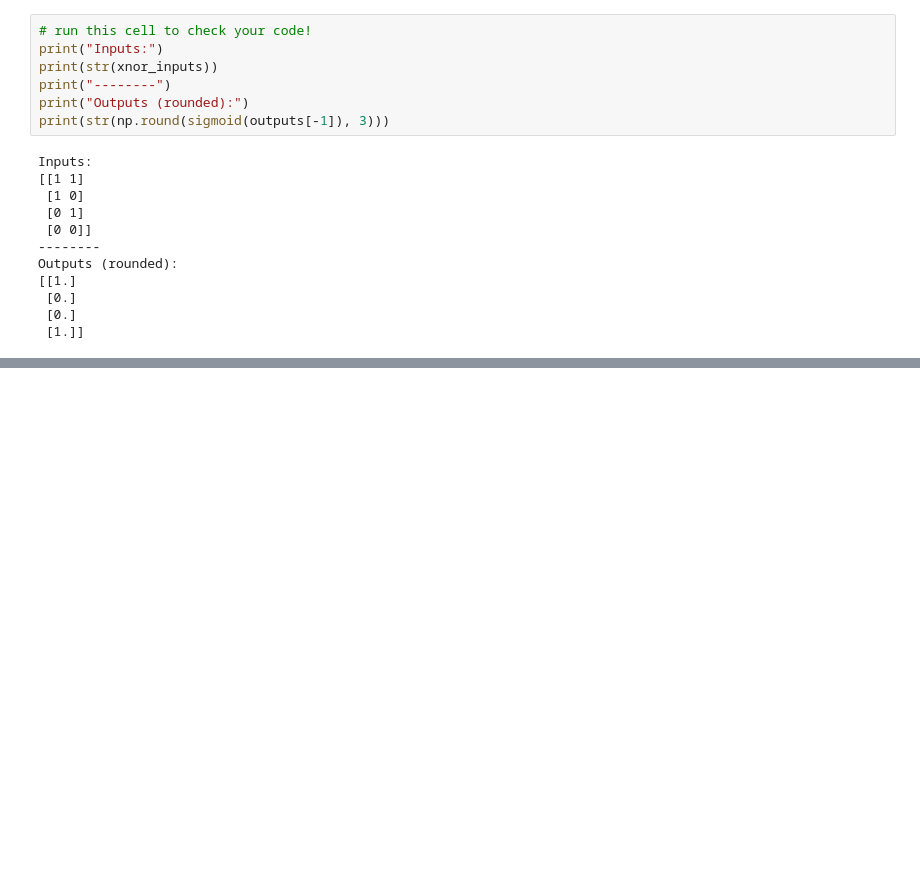
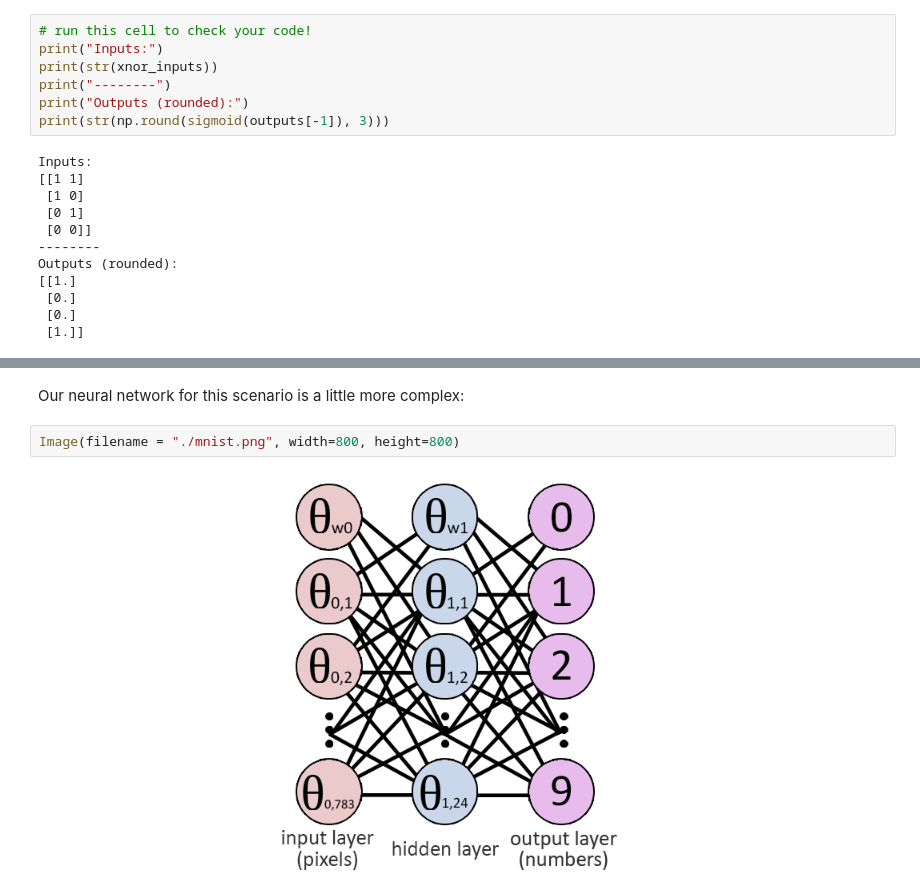
Before and after one commit to nbalepur/SIGNLL-Fall-2020, a Jupyter notebook: Neural Networks/Neural Networks Filled.ipynb, the cells around one changed output, grey strips where cells are left out. Cells and saved outputs as stored; diff of their text form; blank space fills up the shorter version.

```diff
--- a/Neural Networks/Neural Networks Filled.ipynb
+++ b/Neural Networks/Neural Networks Filled.ipynb
@@ -235,0 +249,6 @@ Outputs (rounded):
+# %% [markdown]
+Our neural network for this scenario is a little more complex:
+# %%
+Image(filename = "./mnist.png", width=800, height=800)
+# %% [output]
+[figure, added]
```
Also changed, not shown: parts of 31 cells of this notebook.
